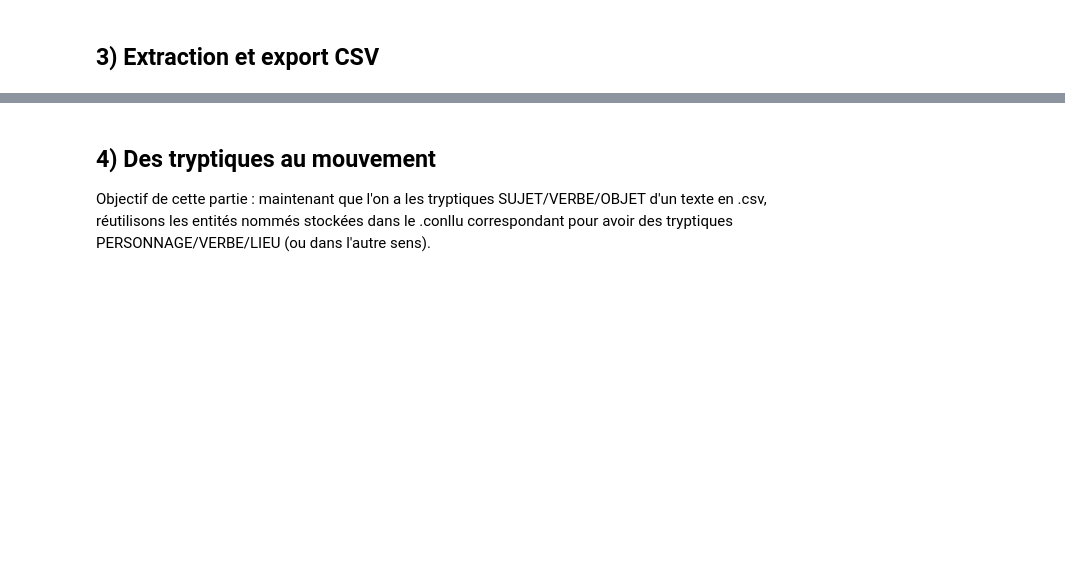
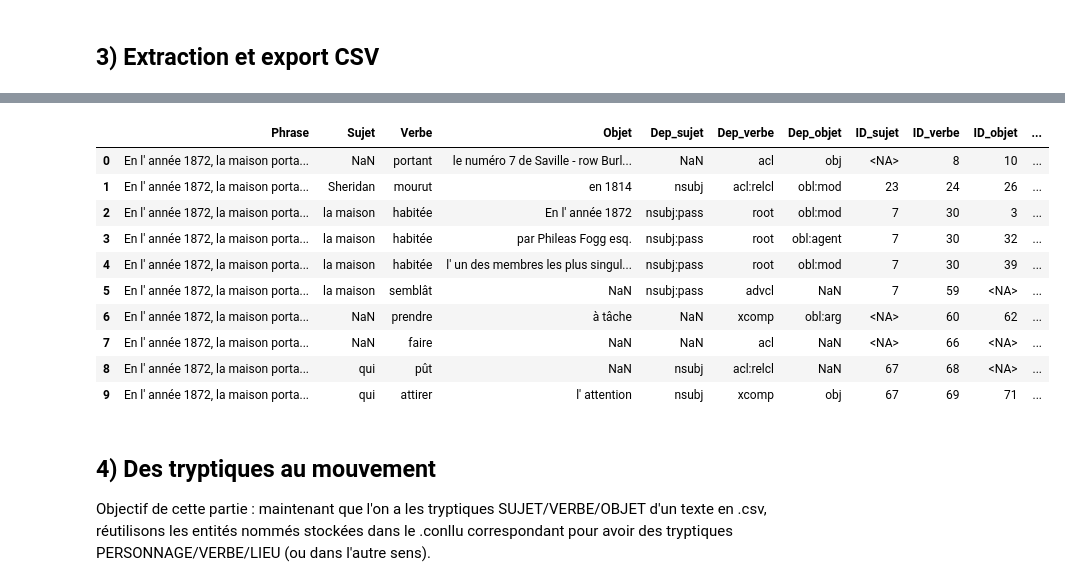
Before and after one commit to arnoelpablito/where-is-mr-fogg, a Jupyter notebook: src/2_extraction_triptyque_depuis_conllu.ipynb, the cells around one changed output, grey strips where cells are left out. Drawn from its saved outputs; the diff is of its cells as text; code cells hidden in the pictures; blank space fills up the shorter version.

```diff
--- a/src/2_extraction_triptyque_depuis_conllu.ipynb
+++ b/src/2_extraction_triptyque_depuis_conllu.ipynb
@@ -355,3 +249,83 @@ CSV créé : ../results/csv_triptyques/triptyques_chap1to5_sacr.csv
+# %%
+def build_svo_dataframe(input_conllu):
+    sentences = parse_custom_conllu(input_conllu)
+    rows = []
+
+    for sent_index, sent in enumerate(sentences, start=1):
+
+        # on récupère la partie sans les commentaires
+        tokens = sent["tokens"]
+        phrase_txt = join_sentence_forms(tokens)
+
+        # puis les commentaires qui nous interessent : le numéro de phrase et de paragraphe
+        num_phrase = get_comment_value(sent["comments"], "# Num phrase ")
+        num_paragr = get_comment_value(sent["comments"], "# Num paragr ")
+
+        for verb in tokens:
+            if verb["upos"] != "VERB":  # on itere sur tous les tokens donc on séléctionne seulement ceux qui sont des verbes
+                continue
+
+            subj = find_subject(verb, tokens)
+
+            id_sujet = subj["id"] if subj else pd.NA
+            sujet = build_group(id_sujet, tokens)
+            dep_sujet = subj["deprel"] if subj else "NaN"
+
+            objs = find_objects_for_verb(verb, tokens)
+
+            if not objs:
+                objs = [None]
+
+            for obj in objs:
+                id_objet = obj["id"] if obj else pd.NA
+                objet = build_group(id_objet, tokens)
+                dep_objet = obj["deprel"] if obj else "NaN"
+
+                rows.append({
+                    "Phrase": phrase_txt,
+                    "Sujet": sujet,
+                    "Verbe": verb["form"],
+                    "Objet": objet,
+
+                    "Dep_sujet": dep_sujet,
+                    "Dep_verbe": verb["deprel"],
+                    "Dep_objet": dep_objet,
+
+                    "ID_sujet": id_sujet,
+                    "ID_verbe": verb["id"],
+                    "ID_objet": id_objet,
+
+                    "IDs_sujet": group_token_ids(id_sujet, tokens),
+                    "IDs_objet": group_token_ids(id_objet, tokens),
+
+                    "Lemme_verbe": verb["lemma"],
+                    "Head_verbe": verb["head"],
+
+                    "Annotation_verbe_col8": verb["col8"],
+                    "Annotation_verbe_col9": verb["col9"],
+
+                    "Num_phrase": num_phrase,
+                    "Num_paragr": num_paragr,
+                    "Sentence_index": sent_index,
+                })
+
+    return pd.DataFrame(rows), sentences
+
+
+df_svo, sentences = build_svo_dataframe(INPUT_CONLLU)
+df_svo.head(10)
+# %% [output]
+|  | Phrase | Sujet | Verbe | Objet | Dep_sujet | Dep_verbe | Dep_objet | ID_sujet | ID_verbe | ID_objet | ... |
+| 0 | En l' année 1872, la maison porta... | NaN | portant | le numéro 7 de Saville - row Burl... | NaN | acl | obj | <NA> | 8 | 10 | ... |
+| 1 | En l' année 1872, la maison porta... | Sheridan | mourut | en 1814 | nsubj | acl:relcl | obl:mod | 23 | 24 | 26 | ... |
+| 2 | En l' année 1872, la maison porta... | la maison | habitée | En l' année 1872 | nsubj:pass | root | obl:mod | 7 | 30 | 3 | ... |
+| 3 | En l' année 1872, la maison porta... | la maison | habitée | par Phileas Fogg esq. | nsubj:pass | root | obl:agent | 7 | 30 | 32 | ... |
+| 4 | En l' année 1872, la maison porta... | la maison | habitée | l' un des membres les plus singul... | nsubj:pass | root | obl:mod | 7 | 30 | 39 | ... |
+| 5 | En l' année 1872, la maison porta... | la maison | semblât | NaN | nsubj:pass | advcl | NaN | 7 | 59 | <NA> | ... |
+| 6 | En l' année 1872, la maison porta... | NaN | prendre | à tâche | NaN | xcomp | obl:arg | <NA> | 60 | 62 | ... |
+| 7 | En l' année 1872, la maison porta... | NaN | faire | NaN | NaN | acl | NaN | <NA> | 66 | <NA> | ... |
+| 8 | En l' année 1872, la maison porta... | qui | pût | NaN | nsubj | acl:relcl | NaN | 67 | 68 | <NA> | ... |
+| 9 | En l' année 1872, la maison porta... | qui | attirer | l' attention | nsubj | xcomp | obj | 67 | 69 | 71 | ... |
 # %% [markdown]
 ## 4) Des tryptiques au mouvement
 
```
Also changed, not shown: parts of 11 cells of this notebook.
